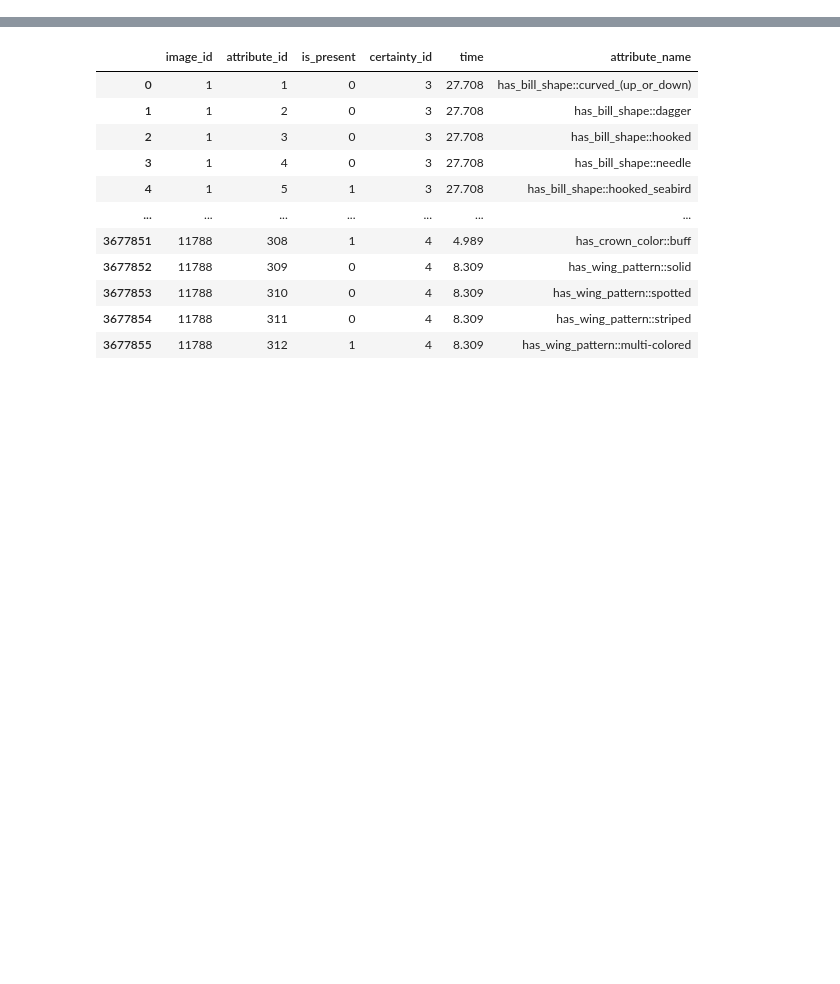
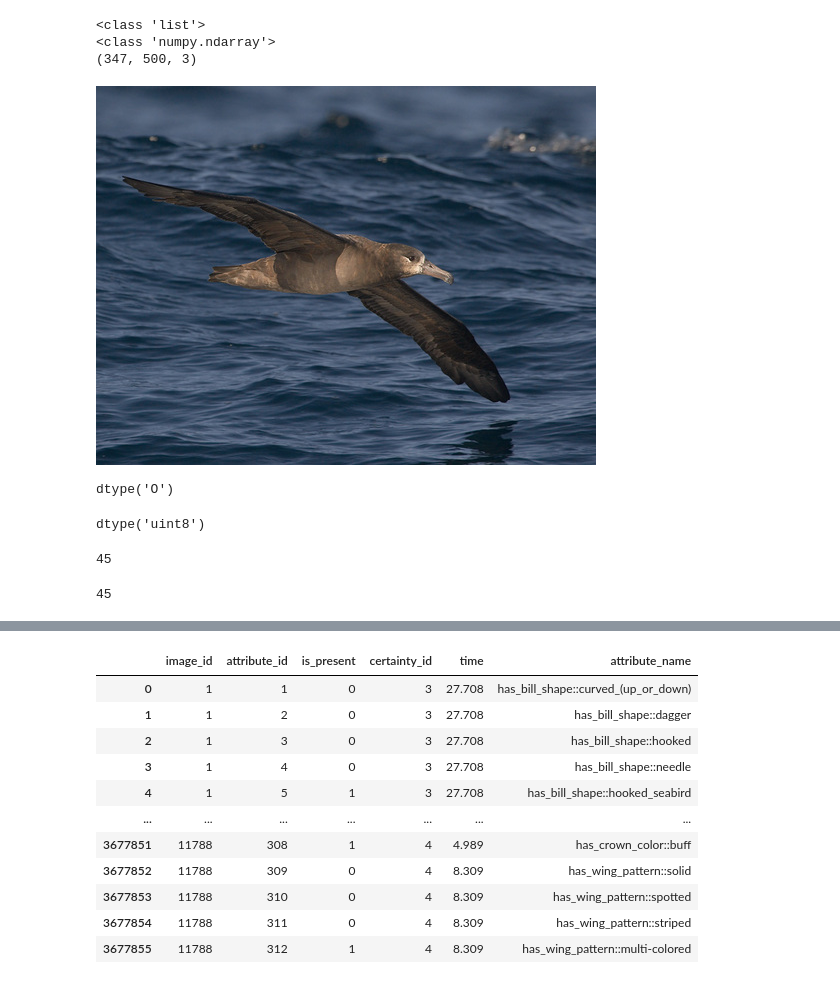
Before and after one commit to jmsquires21/Bird-Classifications, a Jupyter notebook: Step1_DataPull.ipynb, the cells around one changed output, grey strips where cells are left out. Saved outputs shown, nothing was run; the diff lists cells and outputs as text; code cells hidden in the pictures; blank space fills up the shorter version.

```diff
--- a/Step1_DataPull.ipynb
+++ b/Step1_DataPull.ipynb
@@ -20,0 +37,12 @@ warnings.filterwarnings('ignore')
+# %%
+
+
+src = './../CUB_200_2011/images/001.Black_footed_Albatross/' # Images source
+
+files = os.listdir(src) # Getting the files to copy
+arrays_empty=[]
+for idx, image_src in enumerate(files):
+    images = Image.open(f'{src}{image_src}')
+    arrays1 = np.asarray(images)
+    arrays_empty.append(arrays1)
+arrays_empty[59]
@@ -20,0 +67,25 @@ warnings.filterwarnings('ignore')
+# %%
+
+# <class 'numpy.ndarray'>
+print(type(arrays_empty))
+print(type(arrays_empty[0]))
+#  shape
+print(arrays_empty[1].shape)
+# %% [output]
+<class 'list'>
+<class 'numpy.ndarray'>
+(347, 500, 3)
+# %%
+image_test = Image.fromarray(arrays_empty[25])
+image_test
+# %% [output]
+[figure, added]
+# %%
+npa = np.asarray([arrays_empty])
+npa.dtype
+# %% [output]
+dtype('O')
+# %%
+arrays_empty[1].dtype
+# %% [output]
+dtype('uint8')
@@ -20,0 +98,8 @@ warnings.filterwarnings('ignore')
+# %%
+len(X_train)
+# %% [output]
+45
+# %%
+len(y_train)
+# %% [output]
+45
```
Also changed, not shown: parts of 25 cells of this notebook.
